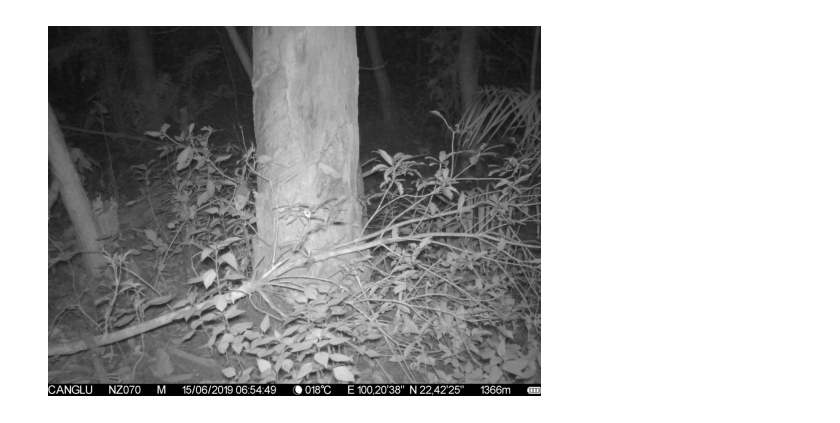
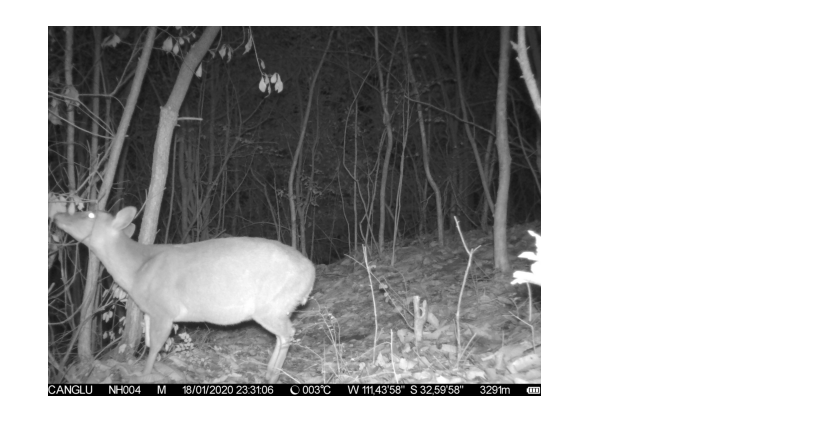
Before and after one commit to nevg9/object_detection, a Jupyter notebook: image_classifier/plot_image.ipynb, the cells around one changed output. Cells and saved outputs as stored; diff of their text form; code cells hidden in the pictures.

```diff
--- a/image_classifier/plot_image.ipynb
+++ b/image_classifier/plot_image.ipynb
@@ -2,10 +2,10 @@
 from PIL import Image, ImageOps
 import matplotlib.pyplot as plt
 # %%
-im = Image.open("/home/yuzhong/data1/image_classifier_data/test/no_target/YNNR044X-NZ0070-20200516-00467.jpg")
+im = Image.open("/home/yuzhong/data1/image_classifier_data/test/animal/HBNR013X-NH0004-20191206-00544.jpg")
 # im = Image.open("/home/yuzhong/data1/image_classifier_data/test/human/JXNR003X-HH0002-20220308-00004.jpg")
 plt.imshow(im)
 plt.axis('off')  # Hide axes
 plt.show()
 # %% [output]
-[figure, old version]
+[figure, new version]
```
Also changed, not shown: 3 other files.
